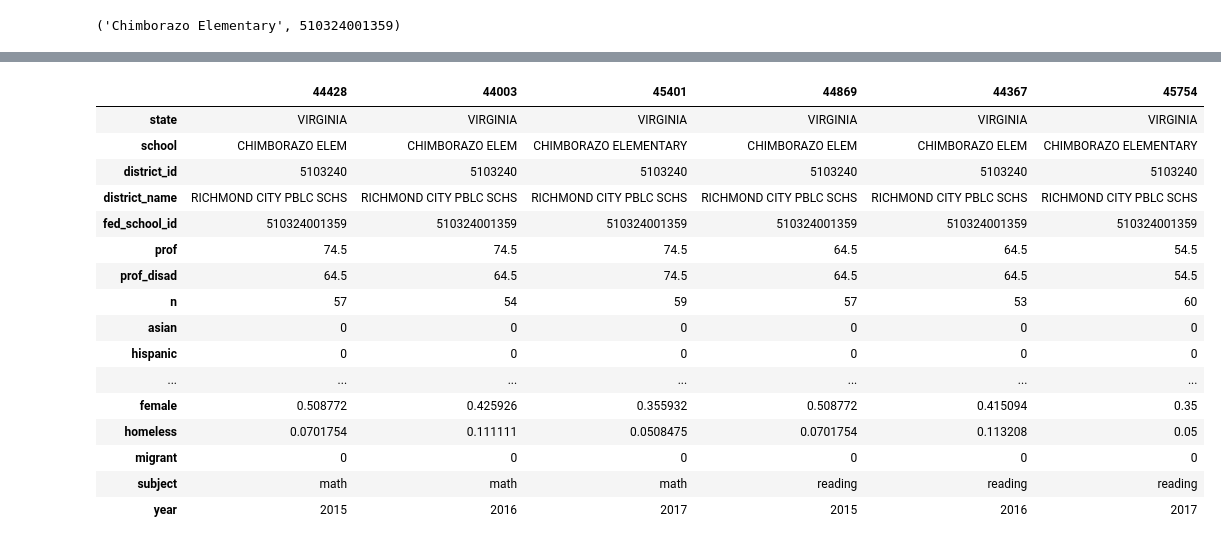
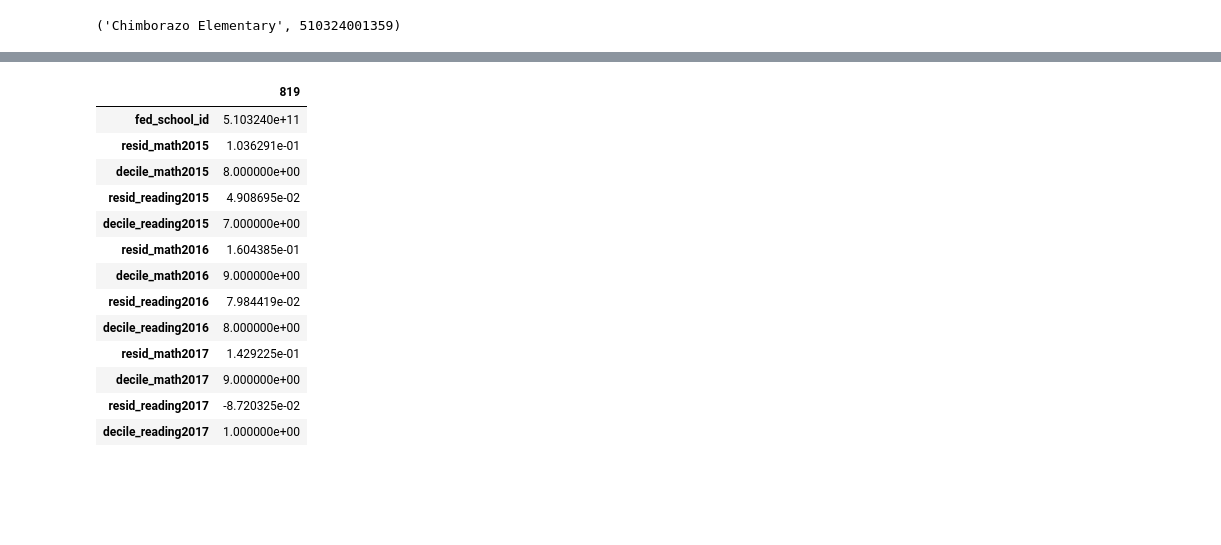
Before and after one commit to jeffschecter/sandbox, a Jupyter notebook: Schools.ipynb, the cells around one changed output, grey strips where cells are left out. Cells and saved outputs as stored; diff of their text form; code cells hidden in the pictures; blank space fills up the shorter version.

```diff
--- a/Schools.ipynb
+++ b/Schools.ipynb
@@ -127,0 +117,2 @@ processed reading.2017
+# %%
+prof = load_data("/Users/jeffschecter/code/sandbox/edu/")
@@ -177,4 +148,4 @@ def school_ratings(df, formula=FORM):
 # %% [output]
 ('Chimborazo Elementary', 510324001359)
 # %%
-rat = school_ratings(prof[prof.state == "VIRGINIA"])
+va = prof[prof.state == "VIRGINIA"]
@@ -180,0 +208,30 @@ rat = school_ratings(prof[prof.state == "VIRGINIA"])
+# %%
+FORM = """
+prof ~
+    asian + black +
+    disad + homeless + limited_english
+"""
+
+
+def school_ratings(df, formula=FORM):
+    all_ratings = None
+    for year in df.year.unique():
+        for subject in df.subject.unique():
+            target = df[(df.year == year) & (df.subject == subject)].copy()
+            target["prof"] = target.prof / 100.0
+            model = smf.logit(formula, data=target).fit()
+            ratings = pd.DataFrame({
+                "fed_school_id": target.fed_school_id,
+                "resid_{}{}".format(subject, year): model.resid_generalized})
+            ratings["decile_{}{}".format(subject, year)] = pd.qcut(
+                ratings["resid_{}{}".format(subject, year)],
+                10, np.arange(10)).cat.codes.astype(float)
+            if all_ratings is None:
+                all_ratings = ratings
+            else:
+                all_ratings = pd.merge(
+                    all_ratings, ratings,
+                    on="fed_school_id", how="outer")
+    return all_ratings
+# %%
+rat = school_ratings(va)
@@ -237,20 +315,17 @@ va2017.prof[va2017.subject == "math"].plot.hist(bins=10)
 # %%
-prof[prof.fed_school_id == 510324001359].T
+rat[rat.fed_school_id == 510324001359].T
 # %% [output]
-|  | 44428 | 44003 | 45401 | 44869 | 44367 | 45754 |
-| state | VIRGINIA | VIRGINIA | VIRGINIA | VIRGINIA | VIRGINIA | VIRGINIA |
-| school | CHIMBORAZO ELEM | CHIMBORAZO ELEM | CHIMBORAZO ELEMENTARY | CHIMBORAZO ELEM | CHIMBORAZO ELEM | CHIMBORAZO ELEMENTARY |
-| district_id | 5103240 | 5103240 | 5103240 | 5103240 | 5103240 | 5103240 |
-| district_name | RICHMOND CITY PBLC SCHS | RICHMOND CITY PBLC SCHS | RICHMOND CITY PBLC SCHS | RICHMOND CITY PBLC SCHS | RICHMOND CITY PBLC SCHS | RICHMOND CITY PBLC SCHS |
-| fed_school_id | 510324001359 | 510324001359 | 510324001359 | 510324001359 | 510324001359 | 510324001359 |
-| prof | 74.5 | 74.5 | 74.5 | 64.5 | 64.5 | 54.5 |
-| prof_disad | 64.5 | 64.5 | 74.5 | 64.5 | 64.5 | 54.5 |
-| n | 57 | 54 | 59 | 57 | 53 | 60 |
-| asian | 0 | 0 | 0 | 0 | 0 | 0 |
-| hispanic | 0 | 0 | 0 | 0 | 0 | 0 |
-| ... | ... | ... | ... | ... | ... | ... |
-| female | 0.508772 | 0.425926 | 0.355932 | 0.508772 | 0.415094 | 0.35 |
-| homeless | 0.0701754 | 0.111111 | 0.0508475 | 0.0701754 | 0.113208 | 0.05 |
-| migrant | 0 | 0 | 0 | 0 | 0 | 0 |
-| subject | math | math | math | reading | reading | reading |
-| year | 2015 | 2016 | 2017 | 2015 | 2016 | 2017 |
+|  | 819 |
+| fed_school_id | 5.103240e+11 |
+| resid_math2015 | 1.036291e-01 |
+| decile_math2015 | 8.000000e+00 |
+| resid_reading2015 | 4.908695e-02 |
+| decile_reading2015 | 7.000000e+00 |
+| resid_math2016 | 1.604385e-01 |
+| decile_math2016 | 9.000000e+00 |
+| resid_reading2016 | 7.984419e-02 |
+| decile_reading2016 | 8.000000e+00 |
+| resid_math2017 | 1.429225e-01 |
+| decile_math2017 | 9.000000e+00 |
+| resid_reading2017 | -8.720325e-02 |
+| decile_reading2017 | 1.000000e+00 |
```
Also changed, not shown: parts of 10 cells of this notebook.
